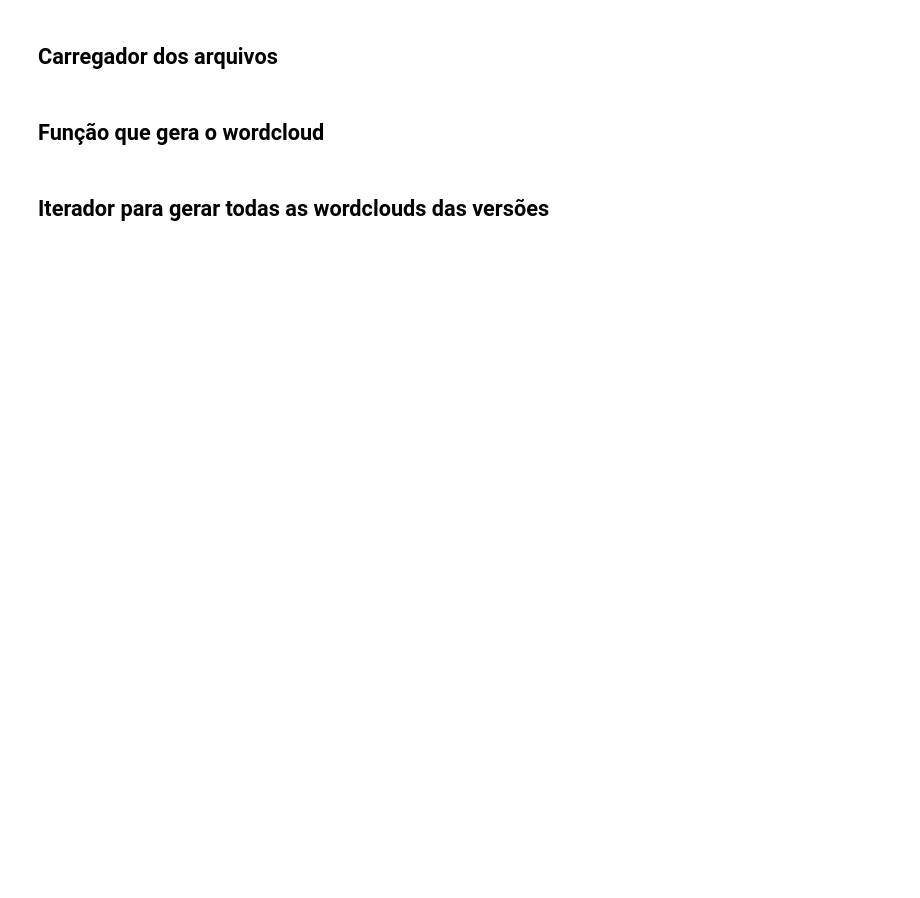
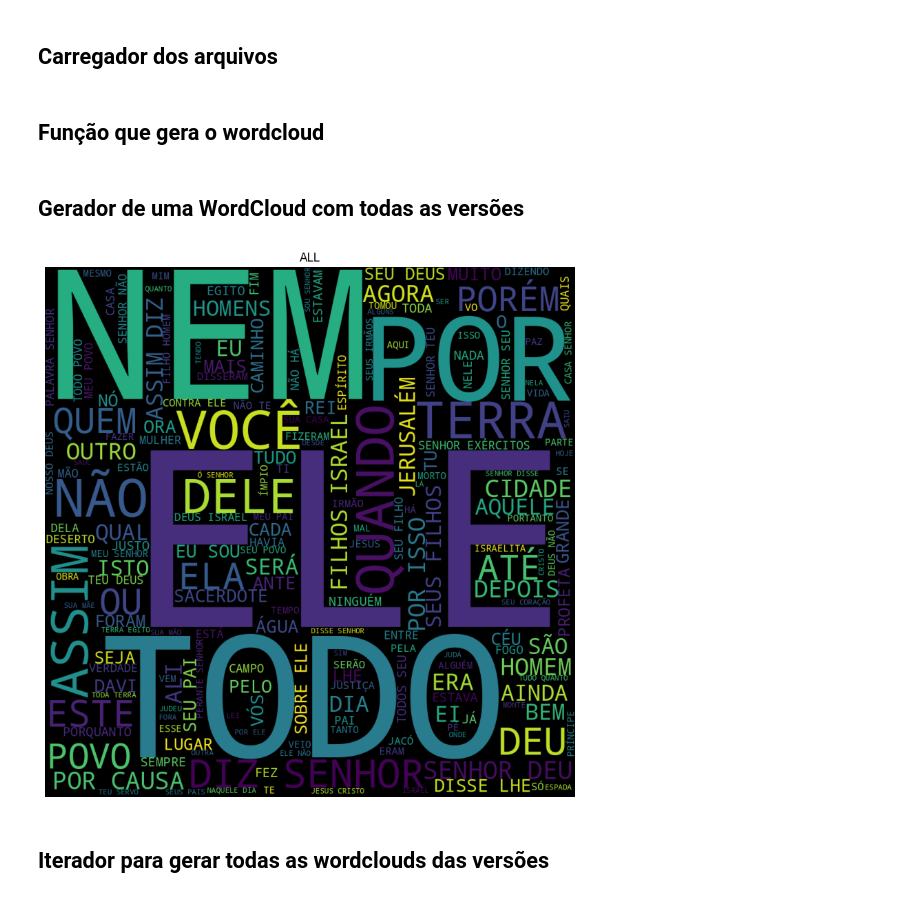
Before and after one commit to MedeirosJoel/visdados-biblia, a Jupyter notebook: wordCloud.ipynb, the cells around one changed output. Drawn from its saved outputs; the diff is of its cells as text; code cells hidden in the pictures; blank space fills up the shorter version.

```diff
--- a/wordCloud.ipynb
+++ b/wordCloud.ipynb
@@ -25,4 +24,11 @@ def gerarWordcloudPlot(version):
     plt.imshow(wordclouds[version])
+# %% [markdown]
+## Gerador de uma WordCloud com todas as versões
+# %%
+all_text = text['nvi']+ text['acf']+ text['aa']
+gerarWordcloudPlot('ALL', all_text)
+# %% [output]
+[figure, added]
 # %% [markdown]
 ## Iterador para gerar todas as wordclouds das versões
 # %%
```
Also changed, not shown: parts of 4 cells of this notebook, 4 other files.
